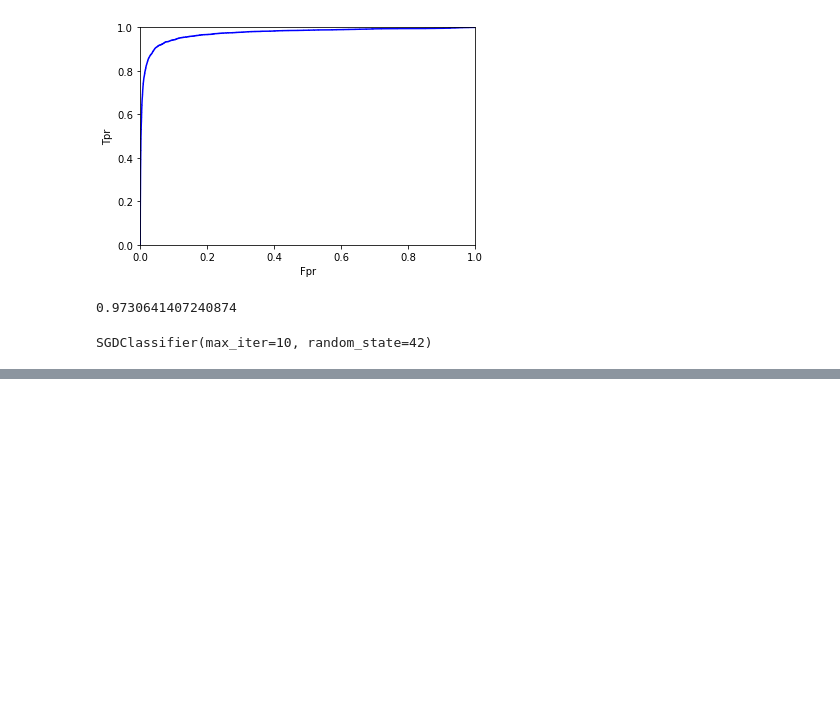
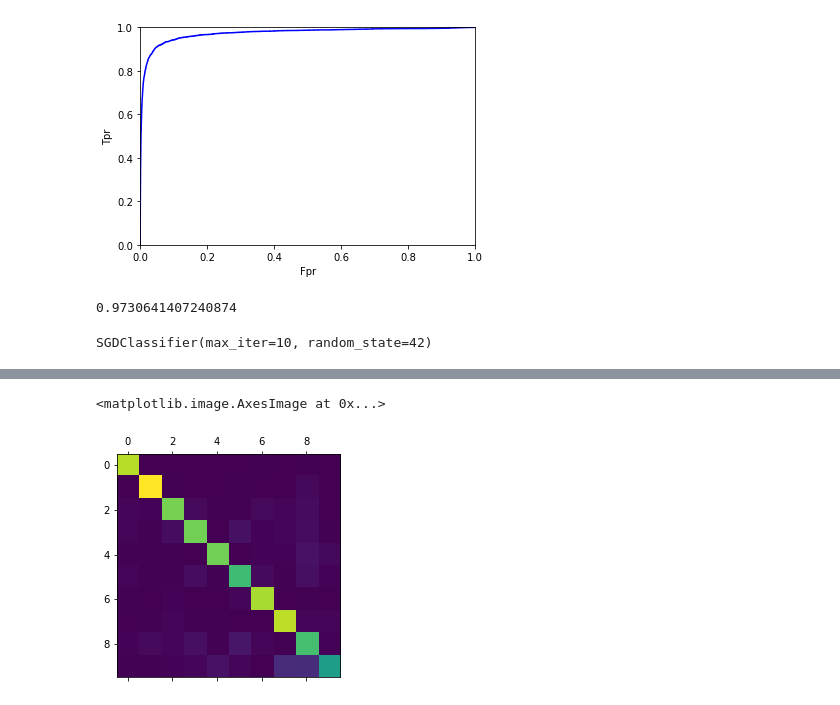
Before and after one commit to ishansuryan/Croma-Campus-Python-, a Jupyter notebook: 11_30 to 01 WD/11_00_12_30_WD_03172021/11_00_12_30_WD_03172021.ipynb, the cells around one changed output, grey strips where cells are left out. Cells and saved outputs as stored; diff of their text form; code cells hidden in the pictures; blank space fills up the shorter version.

```diff
--- a/11_30 to 01 WD/11_00_12_30_WD_03172021/11_00_12_30_WD_03172021.ipynb
+++ b/11_30 to 01 WD/11_00_12_30_WD_03172021/11_00_12_30_WD_03172021.ipynb
@@ -208,0 +245,5 @@ plt.imshow(x_test[n].reshape(28,28));
+# %%
+plt.matshow(cnf_mx)
+# %% [output]
+<matplotlib.image.AxesImage at 0x...>
+[figure, added]
```
Also changed, not shown: parts of 10 cells of this notebook, 3 other files.
